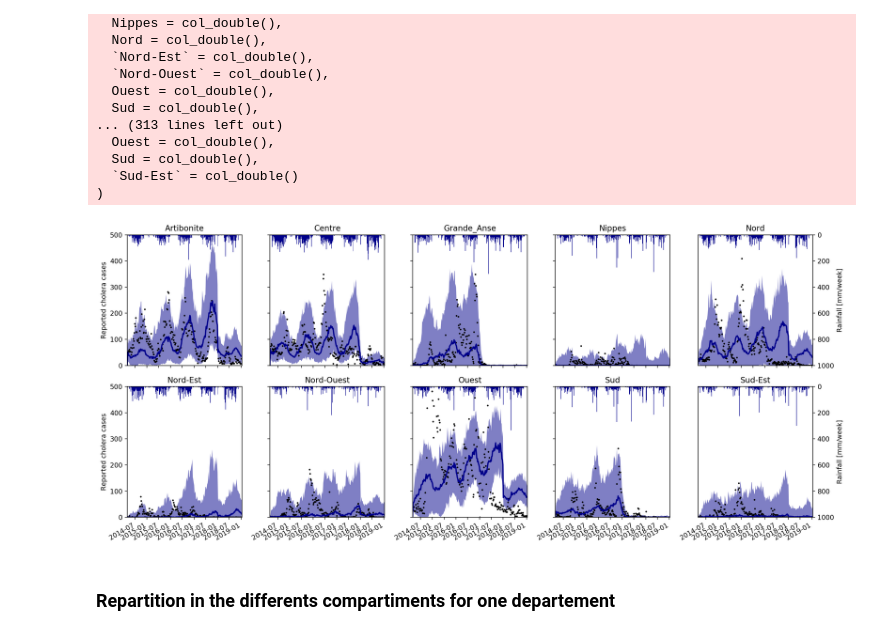
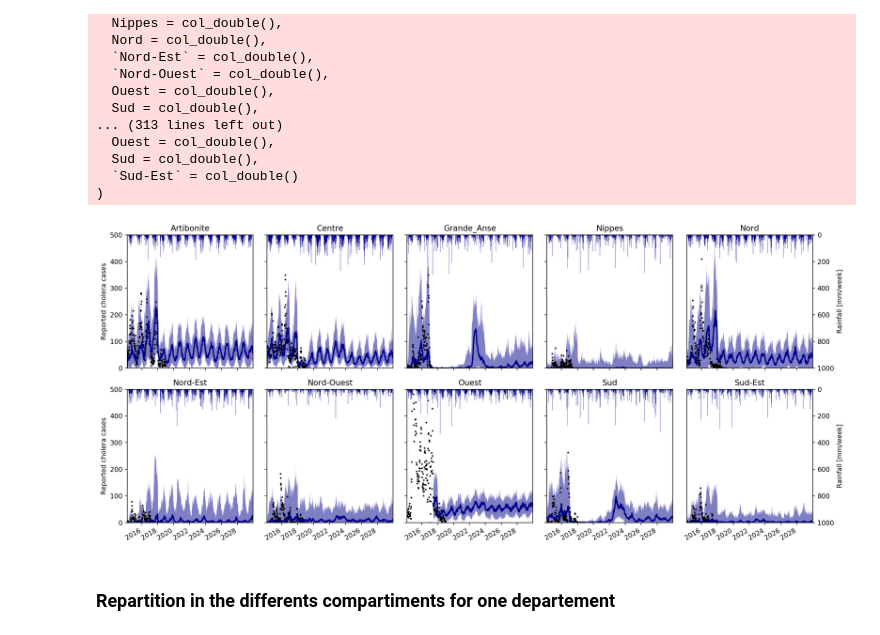
Before and after one commit to jcblemai/haiti-mass-ocv-campaign, a Jupyter notebook: forecast_all-dept.ipynb, the cells around one changed output. Drawn from its saved outputs; the diff is of its cells as text; code cells hidden in the pictures.

```diff
--- a/forecast_all-dept.ipynb
+++ b/forecast_all-dept.ipynb
@@ -242,41 +196,47 @@ e
 # %%
 ti = input_parameters['t_start']
 tf = input_parameters['t_end']
-#tf = t_for
+tf = t_for
+
+all_data['Ouest'].q05['cases'][:datetime.date(2017,6,10)] = np.nan
+all_data['Ouest'].q50['cases'][:datetime.date(2017,6,10)] = np.nan
+all_data['Ouest'].q95['cases'][:datetime.date(2017,6,10)] = np.nan
+
+
 
 fig, axes = plt.subplots((len(dept_avail))//5, 5, figsize=(16,7), squeeze = True, dpi = 200 , sharex='col', sharey='row');
 fig.patch.set_facecolor('white')
 axes = axes.flat;
 for i, dp in enumerate(departements):
 
     axt =  axes[i].twinx()
     axes[i].plot(cases[dp][t_start:][ti:tf], marker='.', linestyle='-',color='black', linewidth=0, markersize=3 )
     axes[i].fill_between(all_data[dp].q05['cases'][ti:tf].index, all_data[dp].q05['cases'][ti:tf], all_data[dp].q95['cases'][ti:tf], alpha = .5, color = 'darkblue', linewidth = 0)
     axes[i].plot(all_data[dp].q50['cases'][ti:tf], alpha = 1,linestyle='-', linewidth = 2, color = 'darkblue')
     axt.bar(pd.date_range(ti,tf, freq='W-SAT').date, rain[dp].resample('W-SAT').sum()[ti:tf], label = r'Rainfall', color = 'darkblue', width=7, alpha = 1)
 
     axes[i].set_title(dp)
     axes[i].set_ylim(0, 500)
     axt.set_ylim(1000, 0)
     #axt.set_ylim(4*max(rain[dp].resample('W-SAT').sum()[t_start:t_for]),0) # check if only reverse y
     axes[i].set_xlim(ti, tf)
     if i%5 == 4:
         axt.set_ylabel('Rainfall [mm/week]')
         axes[i].get_yaxis().set_visible(False)
 
     elif i%5 == 0:
         axes[i].set_ylabel('Reported cholera cases')
     if i%5 != 4:
         axt.get_yaxis().set_visible(False)
     #axes[i].legend()
 
 for ax in axes:
     ax.label_outer()
 
 fig.autofmt_xdate()
 fig.tight_layout()
 # %% [output]
-[figure, old version]
+[figure, new version]
 # %% [markdown]
 ### Repartition in the differents compartiments for one departement
 # %%
```
Also changed, not shown: parts of 22 cells of this notebook, 5 other files.
